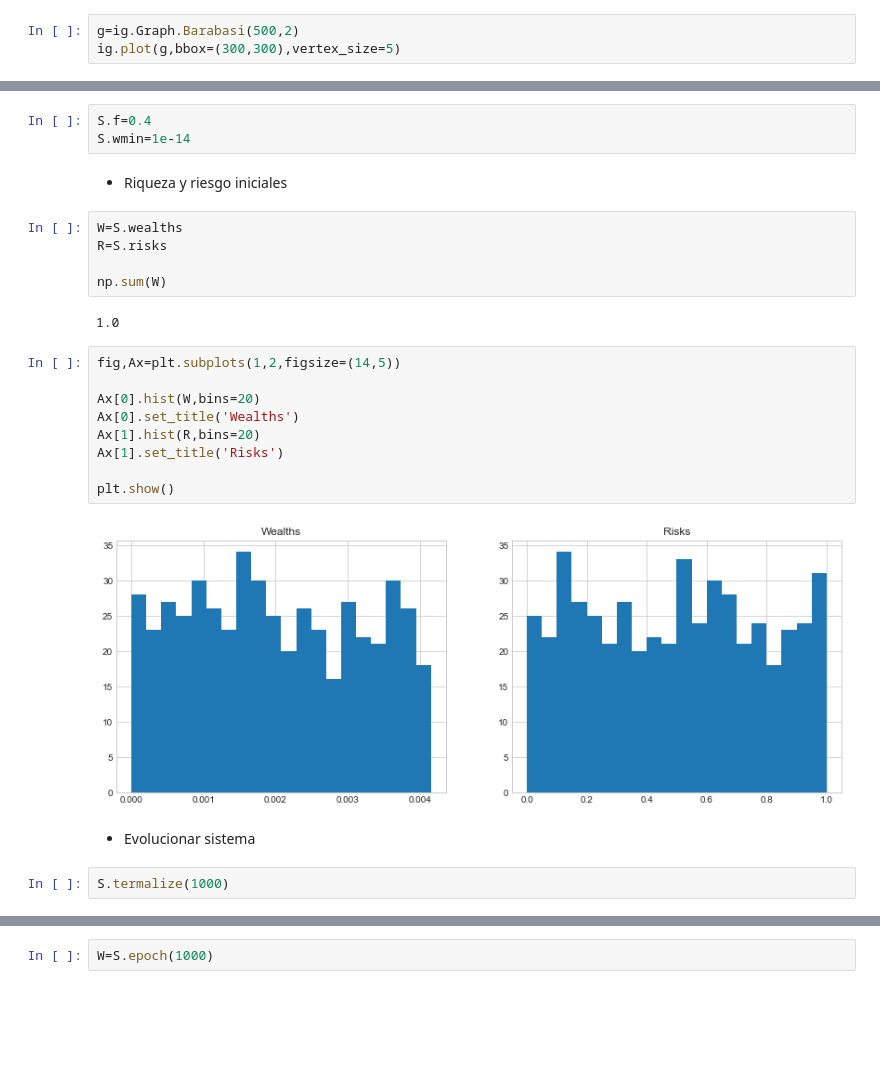
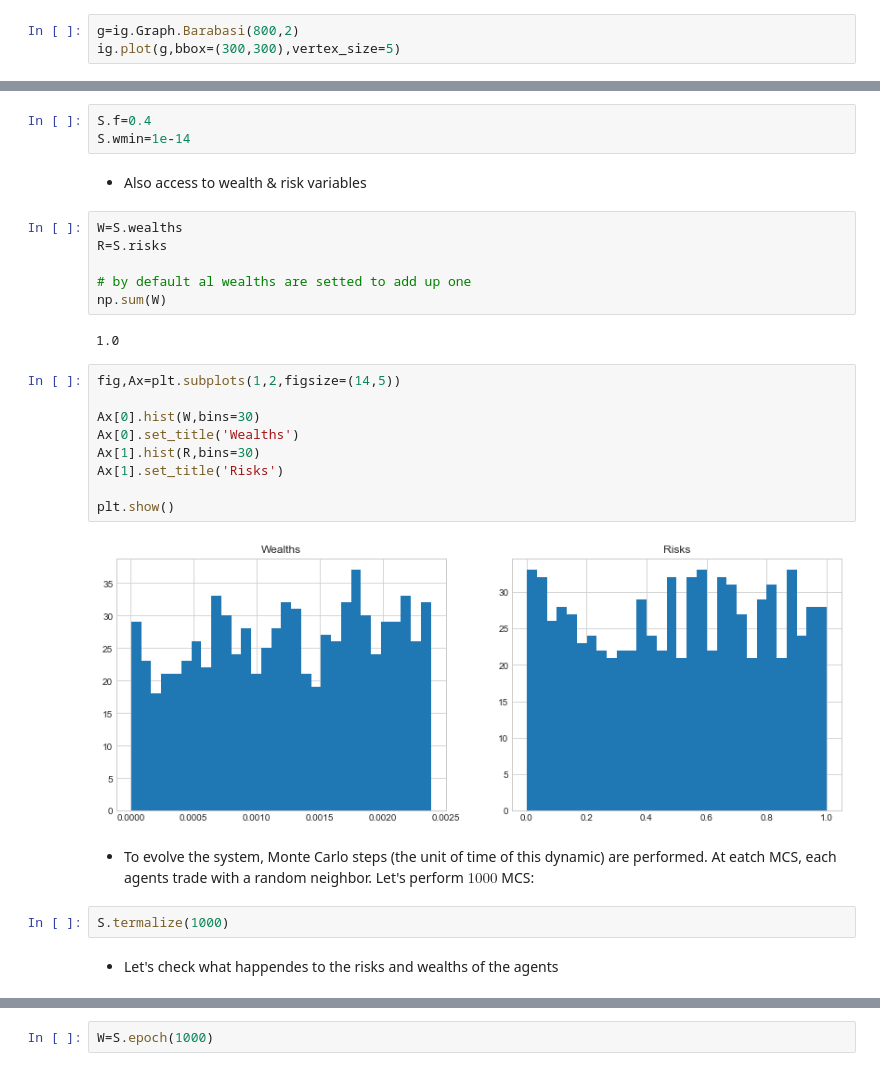
Before and after one commit to Qsanti/cuTradeNet, a Jupyter notebook: Models&Demo/Demo.ipynb, the cells around one changed output, grey strips where cells are left out. Cells and saved outputs as stored; diff of their text form; blank space fills up the shorter version.

```diff
--- a/Models&Demo/Demo.ipynb
+++ b/Models&Demo/Demo.ipynb
@@ -19,7 +22,7 @@ import networkx as nx
 # %% [markdown]
 * Create a graph
 # %%
-g=ig.Graph.Barabasi(500,2)
+g=ig.Graph.Barabasi(800,2)
 ig.plot(g,bbox=(300,300),vertex_size=5)
 # %% [output]
 <igraph.drawing.Plot at 0x...>
@@ -57,30 +60,33 @@ Minimum wealth to transact: 1e-17
 # %%
 S.f=0.4
 S.wmin=1e-14
-# %% [markdown]
-* Riqueza y riesgo iniciales
+# %% [markdown]
+* Also access to wealth & risk variables
 # %%
 W=S.wealths
 R=S.risks
 
+# by default al wealths are setted to add up one
 np.sum(W)
 # %% [output]
 1.0
 # %%
 fig,Ax=plt.subplots(1,2,figsize=(14,5))
 
-Ax[0].hist(W,bins=20)
+Ax[0].hist(W,bins=30)
 Ax[0].set_title('Wealths')
-Ax[1].hist(R,bins=20)
+Ax[1].hist(R,bins=30)
 Ax[1].set_title('Risks')
 
 plt.show()
 # %% [output]
-[figure, old version]
+[figure, new version]
-# %% [markdown]
-* Evolucionar sistema
+# %% [markdown]
+* To evolve the system, Monte Carlo steps (the unit of time of this dynamic) are performed. At eatch MCS, each agents trade with a random neighbor. Let's perform $1000$ MCS:
 # %%
 S.termalize(1000)
+# %% [markdown]
+* Let's check what happendes to the risks and wealths of the agents
 # %%
 W=S.wealths
 R=S.risks
```
Also changed, not shown: parts of 53 cells of this notebook.
